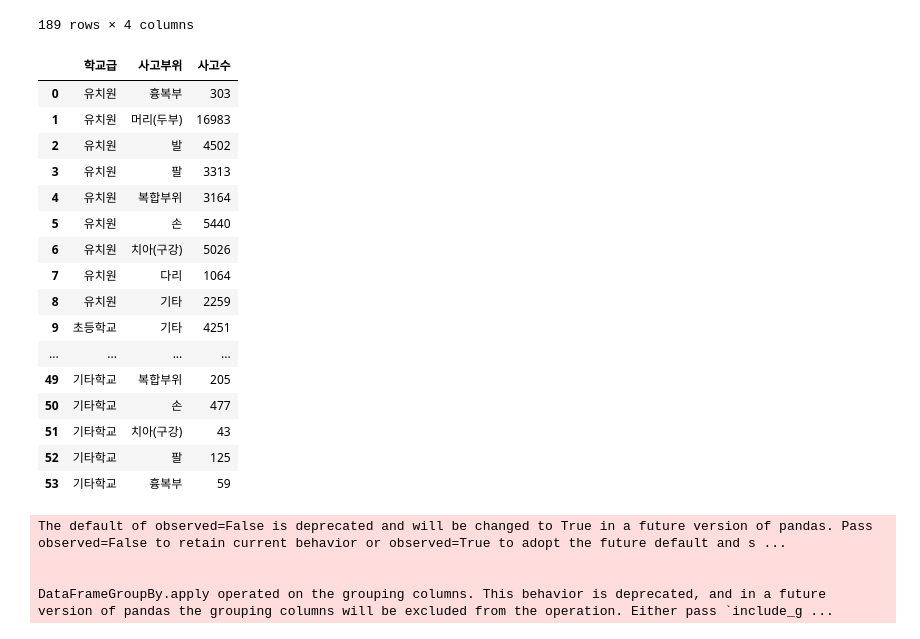
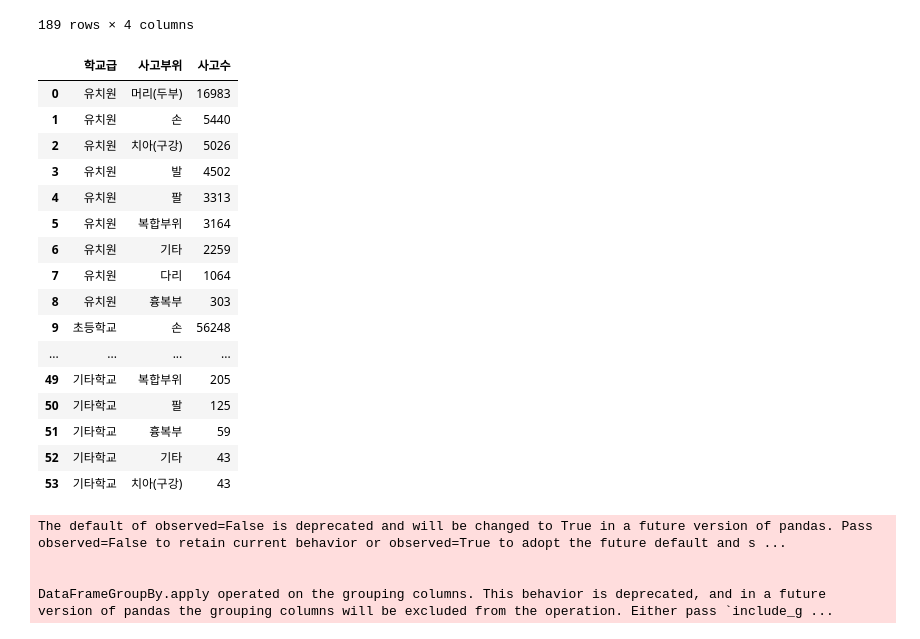
Before and after one commit to CHOIEUNHYE/school-accidents, a Jupyter notebook: code/eda/학교안전사고현황eda_이유정.ipynb, the cells around one changed output. Saved outputs shown, nothing was run; the diff lists cells and outputs as text; code cells hidden in the pictures.

```diff
--- a/code/eda/학교안전사고현황eda_이유정.ipynb
+++ b/code/eda/학교안전사고현황eda_이유정.ipynb
@@ -688,31 +805,31 @@ sch_acci_type
 # %%
 # 사고부위 5개년 누적
 # 연도, 학교급, 사고부위별 사고수 계산
 sch_acci_part = sch_df.groupby(['학교급', '사고부위']).size().reset_index(name='사고수')
 
 # 학교급 기준으로 정렬
 custom_order = ["유치원", "초등학교", "중학교", "고등학교", "특수학교", "기타학교"]
 sch_acci_part['학교급'] = pd.Categorical(sch_acci_part['학교급'], categories=custom_order, ordered=True)
-sch_acci_part = sch_acci_part.sort_values(['학교급']).reset_index(drop=True)
+sch_acci_part = sch_acci_part.sort_values(['학교급', '사고수'], ascending=[True, False]).reset_index(drop=True)
 sch_acci_part
 # %% [output]
 |  | 학교급 | 사고부위 | 사고수 |
-| 0 | 유치원 | 흉복부 | 303 |
-| 1 | 유치원 | 머리(두부) | 16983 |
-| 2 | 유치원 | 발 | 4502 |
-| 3 | 유치원 | 팔 | 3313 |
-| 4 | 유치원 | 복합부위 | 3164 |
-| 5 | 유치원 | 손 | 5440 |
-| 6 | 유치원 | 치아(구강) | 5026 |
+| 0 | 유치원 | 머리(두부) | 16983 |
+| 1 | 유치원 | 손 | 5440 |
+| 2 | 유치원 | 치아(구강) | 5026 |
+| 3 | 유치원 | 발 | 4502 |
+| 4 | 유치원 | 팔 | 3313 |
+| 5 | 유치원 | 복합부위 | 3164 |
+| 6 | 유치원 | 기타 | 2259 |
 | 7 | 유치원 | 다리 | 1064 |
-| 8 | 유치원 | 기타 | 2259 |
-| 9 | 초등학교 | 기타 | 4251 |
+| 8 | 유치원 | 흉복부 | 303 |
+| 9 | 초등학교 | 손 | 56248 |
 | ... | ... | ... | ... |
 | 49 | 기타학교 | 복합부위 | 205 |
-| 50 | 기타학교 | 손 | 477 |
-| 51 | 기타학교 | 치아(구강) | 43 |
-| 52 | 기타학교 | 팔 | 125 |
-| 53 | 기타학교 | 흉복부 | 59 |
+| 50 | 기타학교 | 팔 | 125 |
+| 51 | 기타학교 | 흉복부 | 59 |
+| 52 | 기타학교 | 기타 | 43 |
+| 53 | 기타학교 | 치아(구강) | 43 |
 # %%
 # 각 연도별, 학교급별로 사고수가 가장 높은 5개의 사고형태 선택
 top5_sch_acci_type = sch_acci_type.groupby(['연도', '학교급']).apply(lambda x: x.nlargest(5, '사고수')).reset_index(drop=True)
```
Also changed, not shown: parts of 6 cells of this notebook, 3 other files.
